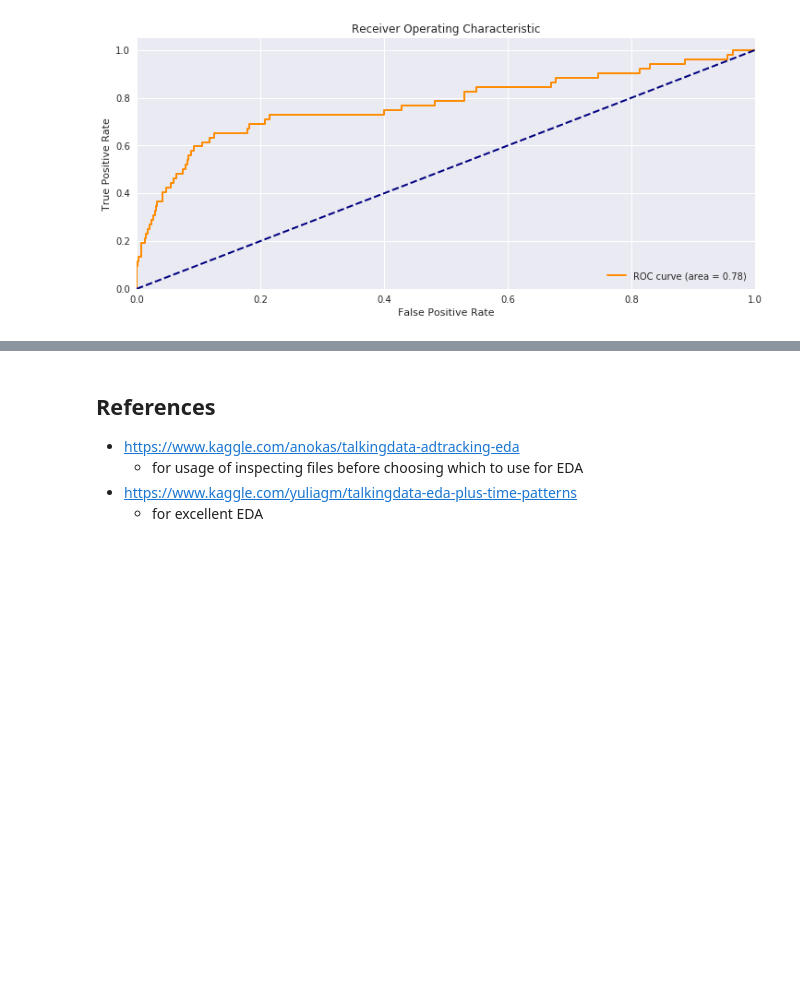
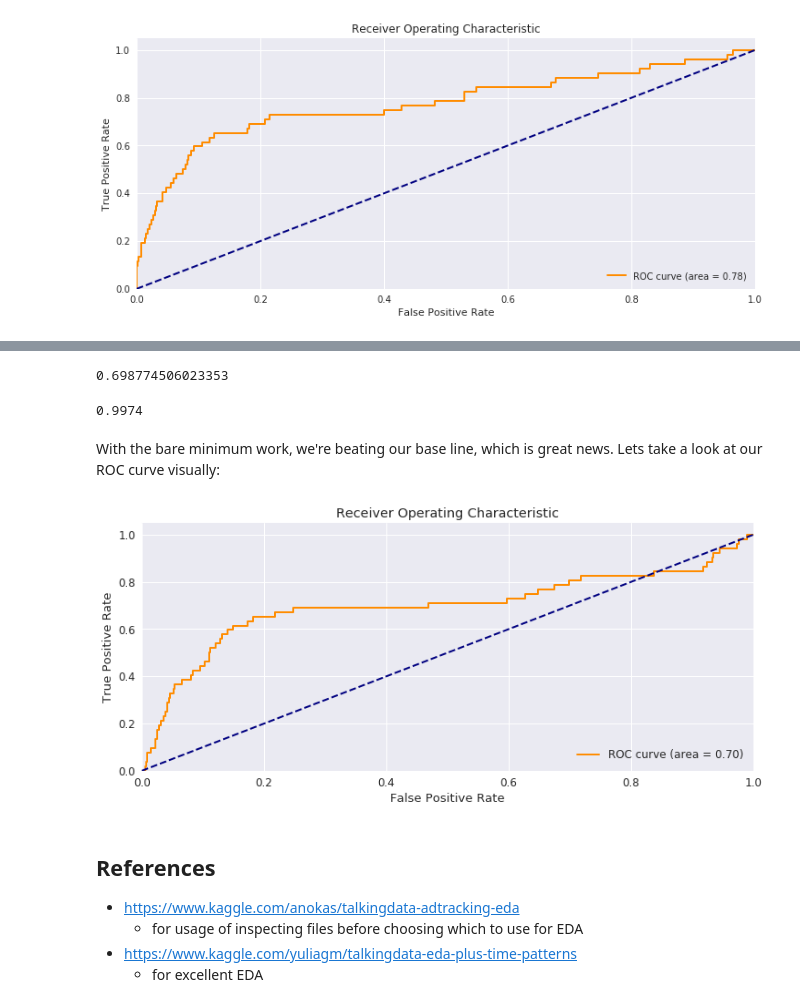
Before and after one commit to GregHilston/kaggle-talking-data-ad-tracking-fraud-detection-challenge, a Jupyter notebook: grehg.ipynb, the cells around one changed output, grey strips where cells are left out. Drawn from its saved outputs; the diff is of its cells as text; code cells hidden in the pictures; blank space fills up the shorter version.

```diff
--- a/grehg.ipynb
+++ b/grehg.ipynb
@@ -473,0 +518,13 @@ roc_curve(y_test, lr.predict_proba(x_test)[:,1])
+# %%
+random_search = RandomizedSearchCV(LogisticRegression(),
+                                   param_distributions={"tol": [x * 0.0001 for x in range(1000)],
+                                                        "C": [x * 0.1 for x in range(1, 10)], # this range had to be small, otherwise we'd get a eps <= 0 error
+                                                        "fit_intercept": [True, False],
+                                                        "random_state": [x for x in range(10)]},
+                                   n_iter=600, random_state=0, verbose=1, n_jobs=-1) # TODO change n_iter to 10000 later for better searching
+
+# Creating Series out of our y_train DataFrame for fitting
+y_train_series = y_train["is_attributed"]
+
+random_search.fit(x_train, y_train_series)
+cv_lr = random_search.best_estimator_
@@ -474,3 +540,17 @@ roc_curve(y_test, lr.predict_proba(x_test)[:,1])
+# %%
+metrics.roc_auc_score(y_test, cv_lr.predict_proba(x_test)[:,1])
+# %% [output]
+0.698774506023353
+# %%
+metrics.accuracy_score(y_test, cv_lr.predict(x_test))
+# %% [output]
+0.9974
+# %% [markdown]
+With the bare minimum work, we're beating our base line, which is great news. Lets take a look at our ROC curve visually:
+# %%
+roc_curve(y_test, cv_lr.predict_proba(x_test)[:,1])
+# %% [output]
+[figure, added]
 # %% [markdown]
 ## References
 
```
Also changed, not shown: parts of 21 cells of this notebook.
